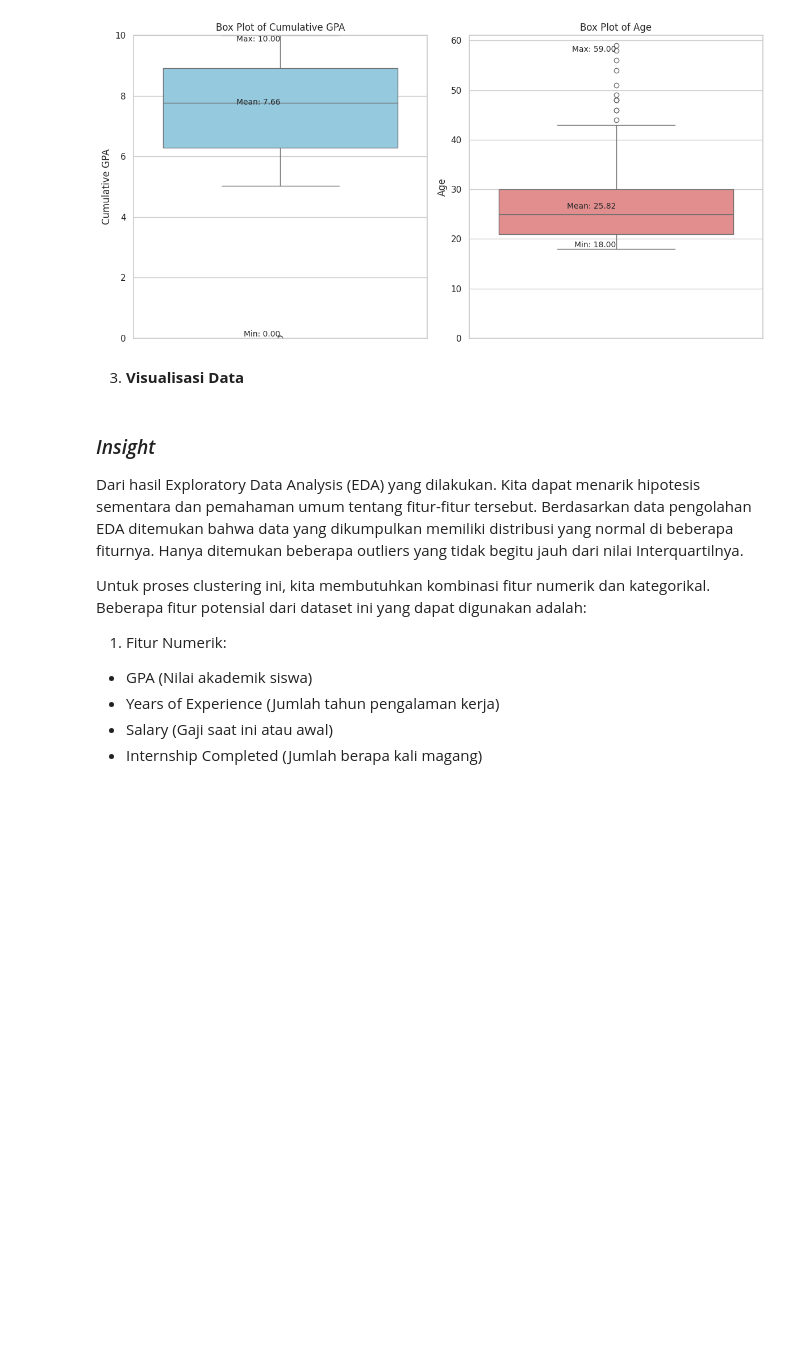
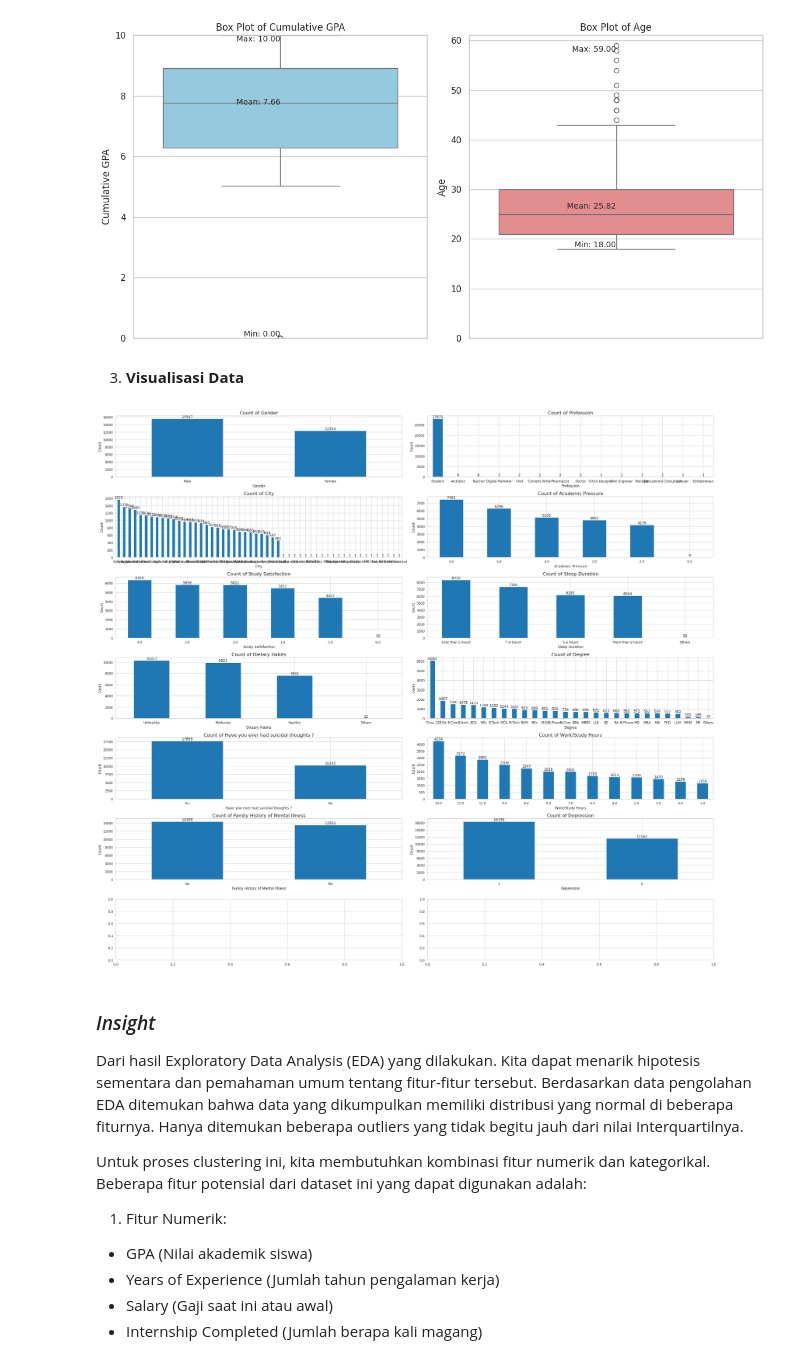
Before and after one commit to Nurwidi130603/Learn-ML-Education-Career-Succsees, a Jupyter notebook: [Clustering]_Submission_Akhir_BMLP_Nurwidi Bagus Amiryunanto_(Updated).ipynb, the cells around one changed output. Saved outputs shown, nothing was run; the diff lists cells and outputs as text; code cells hidden in the pictures; blank space fills up the shorter version.

```diff
--- a/[Clustering]_Submission_Akhir_BMLP_Nurwidi Bagus Amiryunanto_(Updated).ipynb
+++ b/[Clustering]_Submission_Akhir_BMLP_Nurwidi Bagus Amiryunanto_(Updated).ipynb
@@ -114,18 +114,21 @@ plt.show()
 # %%
 # Create a list of categorical columns
 # Membuat daftar (list) yang berisi nama-nama kolom kategorikal/features dalam dataset.
-cat_cols = ['Gender', 'Field_of_Study', 'Internships_Completed', 'Projects_Completed', 'Certifications','Soft_Skills_Score','Job_Offers','Career_Satisfaction','Years_to_Promotion','Current_Job_Level','Work_Life_Balance','Entrepreneurship']
+cat_cols = ['Gender', 'Profession', 'City', 'Academic Pressure', 'Study Satisfaction',
+            'Sleep Duration','Dietary Habits','Degree',
+            'Have you ever had suicidal thoughts ?','Work/Study Hours',
+            'Family History of Mental Illness', 'Depression']
 
 # Define number of rows and columns for the subplots
 # Menentukan jumlah baris (num_rows) dan kolom (num_cols) untuk subplot yang akan dibuat.
 # Angka ini akan mempengaruhi tata letak subplot pada visualisasi berikutnya.
-num_rows = 6
+num_rows = 7
 num_cols = 2
 
 # Set up the subplots
 # Membuat objek subplot dengan menggunakan fungsi 'subplots()' dari library matplotlib.pyplot.
 # Jumlah baris (num_rows) dan kolom (num_cols) ditentukan sebelumnya. Juga, ukuran gambar (figsize) ditentukan sebagai (20, 18).
-fig, axes = plt.subplots(nrows=num_rows, ncols=num_cols, figsize=(20,18))
+fig, axes = plt.subplots(nrows=num_rows, ncols=num_cols, figsize=(30,27))
 
 # Loop over each categorical column to create a bar plot
 for i, col in enumerate(cat_cols): # Calculate the row and column index for the current subplot
@@ -143,33 +146,35 @@ for i, col in enumerate(cat_cols): # Calculate the row and column index for the
 # dan objek subplot yang ditentukan berdasarkan indeks baris dan kolom.
 
     # Add labels for the x and y axes
     ax.set_xlabel(col, size=12)
     ax.set_ylabel('Count', size=12)
 # Menambahkan label pada sumbu x dan y untuk subplot saat ini.
 
     # Add a title for the plot
     ax.set_title(f'Count of {col}', size=16)
 # Menambahkan judul pada plot untuk subplot saat ini menggunakan format string (f-string) yang mencantumkan nama kolom.
 
     # Add data labels to the bars
     for i in ax.containers:
         ax.bar_label(i, label_type='edge')
 # Menambahkan label data pada batang diagram menggunakan metode 'bar_label()' dari objek subplot.
 
 # If there are not enough columns to fill in the last row, create a blank plot
 if len(cat_cols) % num_cols != 0:
     blank_ax = axes[num_rows-1, num_cols-1]
     blank_ax.axis('off')
 # Jika tidak ada cukup kolom untuk mengisi baris terakhir pada subplot, maka akan dibuat sebuah subplot kosong (blank plot) untuk mengisi ruang yang tersisa.
 # Hal ini dilakukan dengan memeriksa sisa hasil bagi dari pembagian jumlah kolom dengan num_cols. Jika sisa hasil bagi tidak sama dengan 0,
 # maka sebuah subplot kosong akan dibuat dengan menggunakan objek subplot pada indeks [num_rows-1, num_cols-1] dan disetel agar tidak terlihat dengan menggunakan metode 'axis("off")'.
 
 # Adjust the spacing between subplots
 fig.tight_layout()
 # Menyesuaikan jarak antara subplot agar tata letaknya lebih rapi dan sesuai dengan ukuran gambar yang ditentukan sebelumnya.
 
 plt.show()
 # Menampilkan plot keseluruhan.
+# %% [output]
+[figure, added]
 # %% [markdown]
 ### *Insight*
 
```
